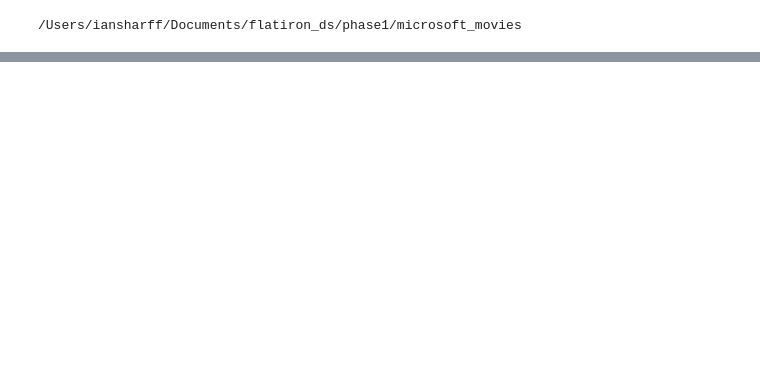
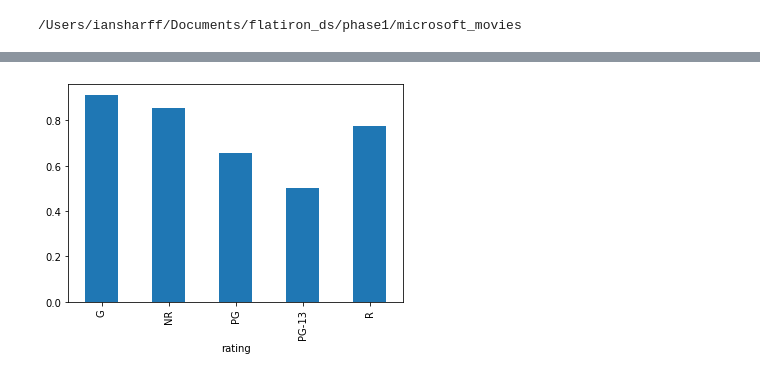
Before and after one commit to iansharff/microsoft_movies, a Jupyter notebook: individuals/ian/ian_working.ipynb, the cells around one changed output, grey strips where cells are left out. Drawn from its saved outputs; the diff is of its cells as text; code cells hidden in the pictures; blank space fills up the shorter version.

```diff
--- a/individuals/ian/ian_working.ipynb
+++ b/individuals/ian/ian_working.ipynb
@@ -78,0 +38,15 @@ genres_dict
+# %%
+df = merge_rt_data()[['genre', 'rating', 'fresh']].explode('genre')
+# %%
+grouped = df.groupby(['genre', 'rating'])['fresh'].aggregate(['count', 'sum', 'mean'])
+grouped.rename(columns={'count': 'total_references',
+                       'sum': 'total_positive',
+                       'mean': 'percent_positive'}, inplace=True)
+# %%
+a_and_a = grouped.loc['Action and Adventure', 'percent_positive']
+s_and_f = grouped.loc['Science Fiction and Fantasy', 'percent_positive']
+animation = grouped.loc['Animation', 'percent_positive']
+# %%
+a_and_a.plot(kind='bar')
+# %% [output]
+[figure, added]
```
Also changed, not shown: parts of 12 cells of this notebook, 3 other files.
